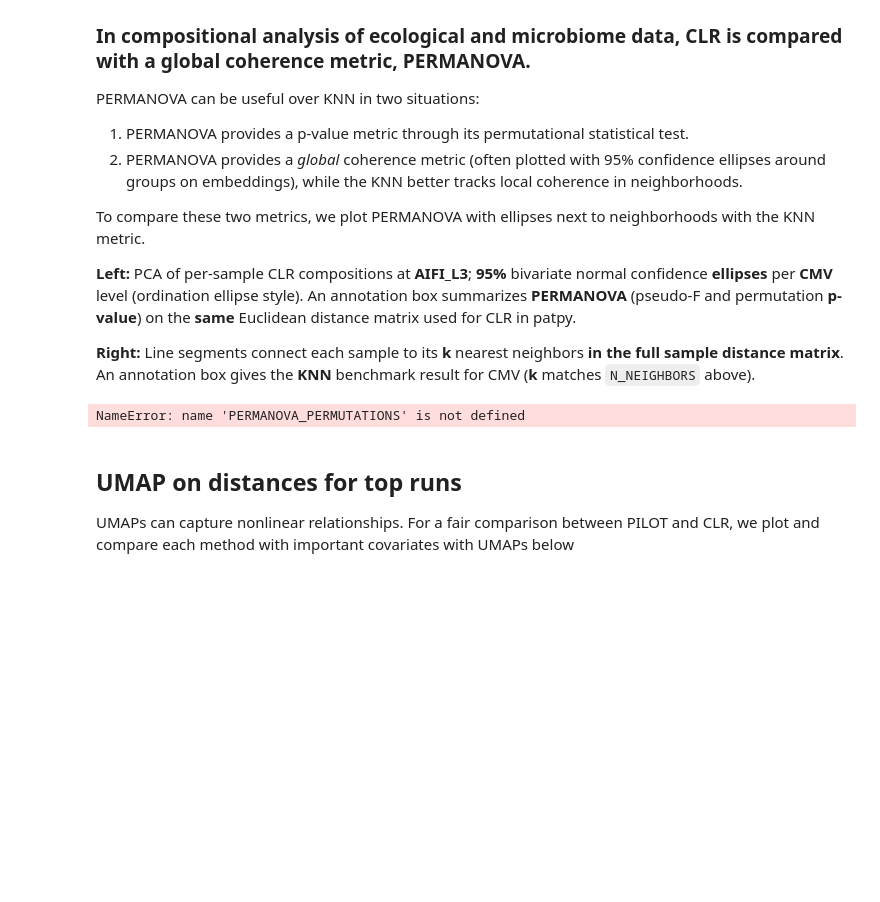
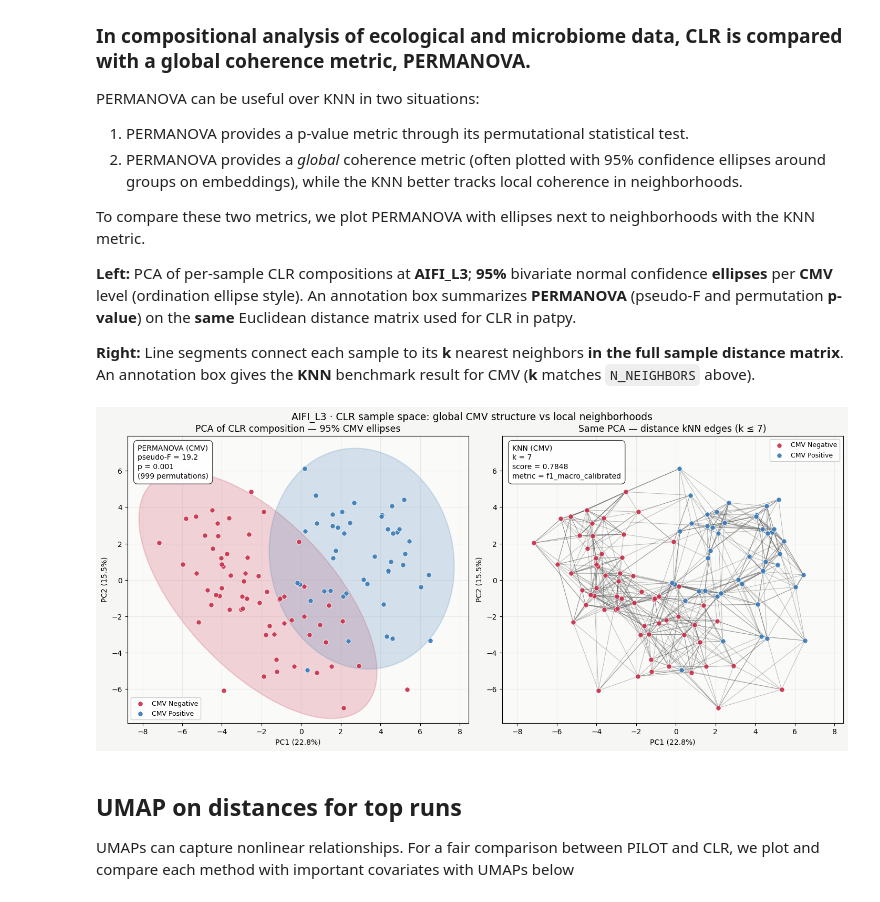
Before and after one commit to ShreyParikh07/patpy_tutorials_pdac, a Jupyter notebook: immune_aging_multiresolution_composition.ipynb, the cells around one changed output. Drawn from its saved outputs; the diff is of its cells as text; code cells hidden in the pictures; blank space fills up the shorter version.

```diff
--- a/immune_aging_multiresolution_composition.ipynb
+++ b/immune_aging_multiresolution_composition.ipynb
@@ -282,6 +282,7 @@ To compare these two metrics, we plot PERMANOVA with ellipses next to neighborho
 ELLIPSE_CHI2 = stats.chi2.ppf(0.95, 2)
 ORD_LABEL = "AIFI_L3"
 N_EDGE = int(min(N_NEIGHBORS, 12))
+PERMANOVA_PERMUTATIONS = 999
 
 m_ord = patpy.tl.CellGroupComposition(SAMPLE_KEY, ORD_LABEL, apply_clr=True, seed=RNG)
 m_ord.prepare_anndata(adata)
@@ -432,34 +433,34 @@ knn_lines = (
     "KNN (CMV)"
     + chr(10)
     + f"k = {N_NEIGHBORS}"
     + chr(10)
     + f"score = {knn_ord['score']:.4f}"
     + chr(10)
     + f"metric = {knn_ord['metric']}"
 )
 ax_g.text(
     0.03,
     0.97,
     knn_lines,
     transform=ax_g.transAxes,
     va="top",
     ha="left",
     fontsize=10,
     linespacing=1.35,
     bbox=dict(boxstyle="round,pad=0.55", facecolor="white", edgecolor="#222", alpha=0.95, linewidth=0.85),
 )
 ax_g.set_xlabel(f"PC1 ({pca_ord.explained_variance_ratio_[0] * 100:.1f}%)")
 ax_g.set_ylabel(f"PC2 ({pca_ord.explained_variance_ratio_[1] * 100:.1f}%)")
 ax_g.set_title(f"Same PCA — distance kNN edges (k ≤ {N_EDGE})", fontsize=12.5)
 ax_g.legend(framealpha=0.94, loc="best", fontsize=9)
 ax_g.grid(True, alpha=0.22)
 ax_g.set_xlim(ax_e.get_xlim())
 ax_g.set_ylim(ax_e.get_ylim())
 
 fig.suptitle("AIFI_L3 · CLR sample space: global CMV structure vs local neighborhoods", fontsize=13.5, y=1.03)
 plt.show()
 # %% [output]
-NameError: name 'PERMANOVA_PERMUTATIONS' is not defined
+[figure, added]
 # %% [markdown]
 ## UMAP on distances for top runs
 
```
Also changed, not shown: parts of 1 cell of this notebook.
